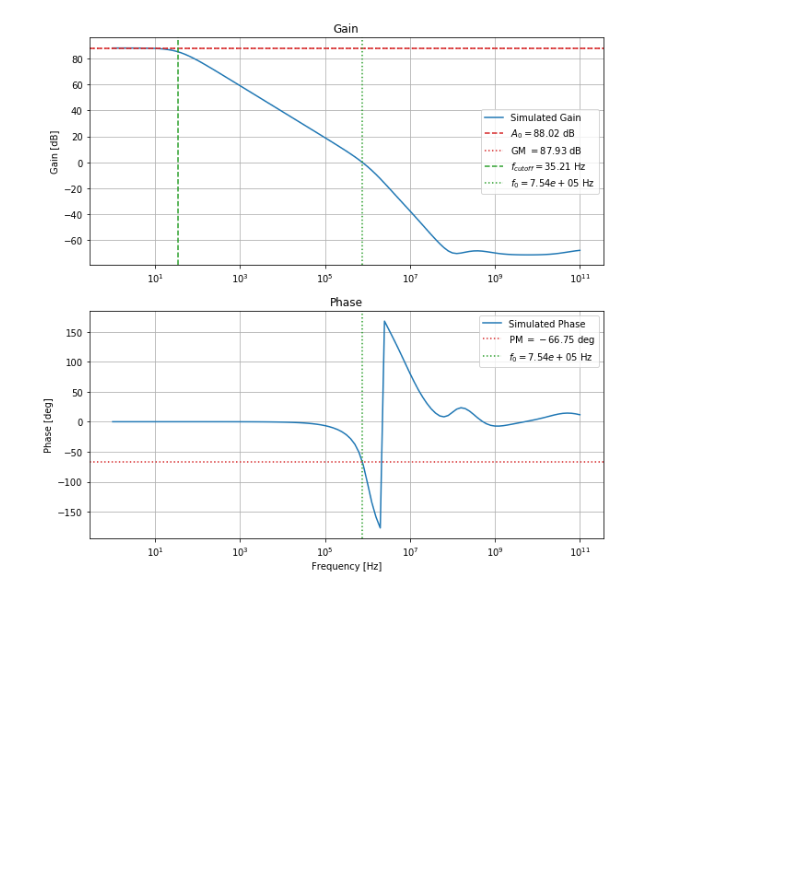
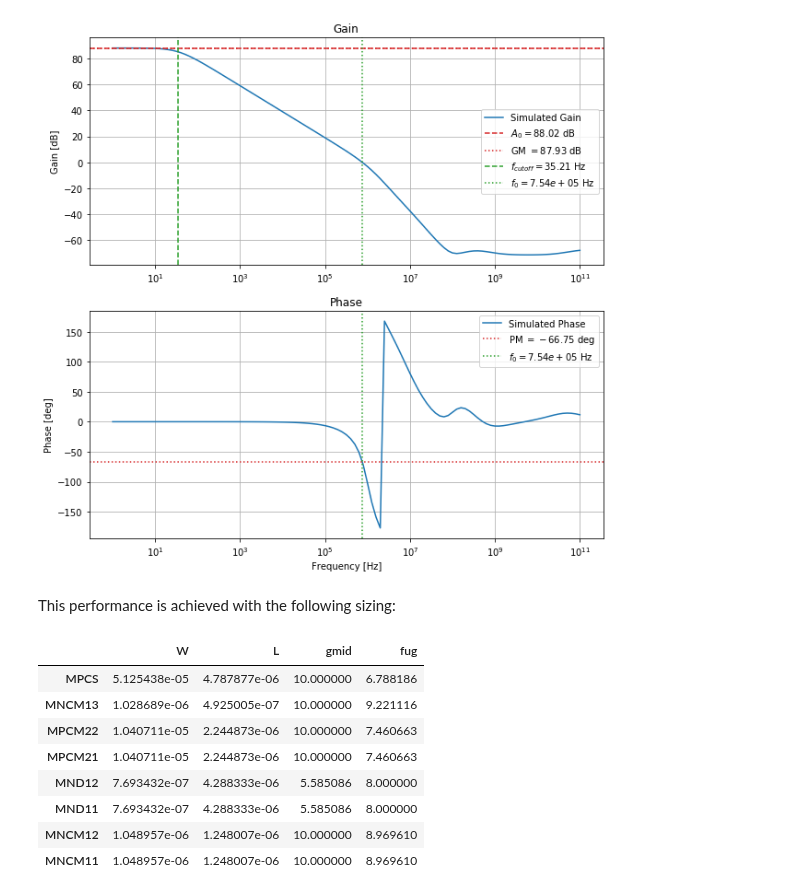
Before and after one commit to AugustUnderground/smacd2021-b4.4, a Jupyter notebook: notebooks/moa_sizing.ipynb, the cells around one changed output. Drawn from its saved outputs; the diff is of its cells as text; code cells hidden in the pictures; blank space fills up the shorter version.

Commit message:
sizing output

```diff
--- a/notebooks/moa_sizing.ipynb
+++ b/notebooks/moa_sizing.ipynb
@@ -500,3 +500,17 @@ ax2.legend()
 ax2.grid("on")
 # %% [output]
 [figure]
+# %% [markdown]
+This performance is achieved with the following sizing:
+# %%
+apop[["W", "L", "gmid", "fug"]]
+# %% [output]
+|  | W | L | gmid | fug |
+| MPCS | 5.125438e-05 | 4.787877e-06 | 10.000000 | 6.788186 |
+| MNCM13 | 1.028689e-06 | 4.925005e-07 | 10.000000 | 9.221116 |
+| MPCM22 | 1.040711e-05 | 2.244873e-06 | 10.000000 | 7.460663 |
+| MPCM21 | 1.040711e-05 | 2.244873e-06 | 10.000000 | 7.460663 |
+| MND12 | 7.693432e-07 | 4.288333e-06 | 5.585086 | 8.000000 |
+| MND11 | 7.693432e-07 | 4.288333e-06 | 5.585086 | 8.000000 |
+| MNCM12 | 1.048957e-06 | 1.248007e-06 | 10.000000 | 8.969610 |
+| MNCM11 | 1.048957e-06 | 1.248007e-06 | 10.000000 | 8.969610 |
```
